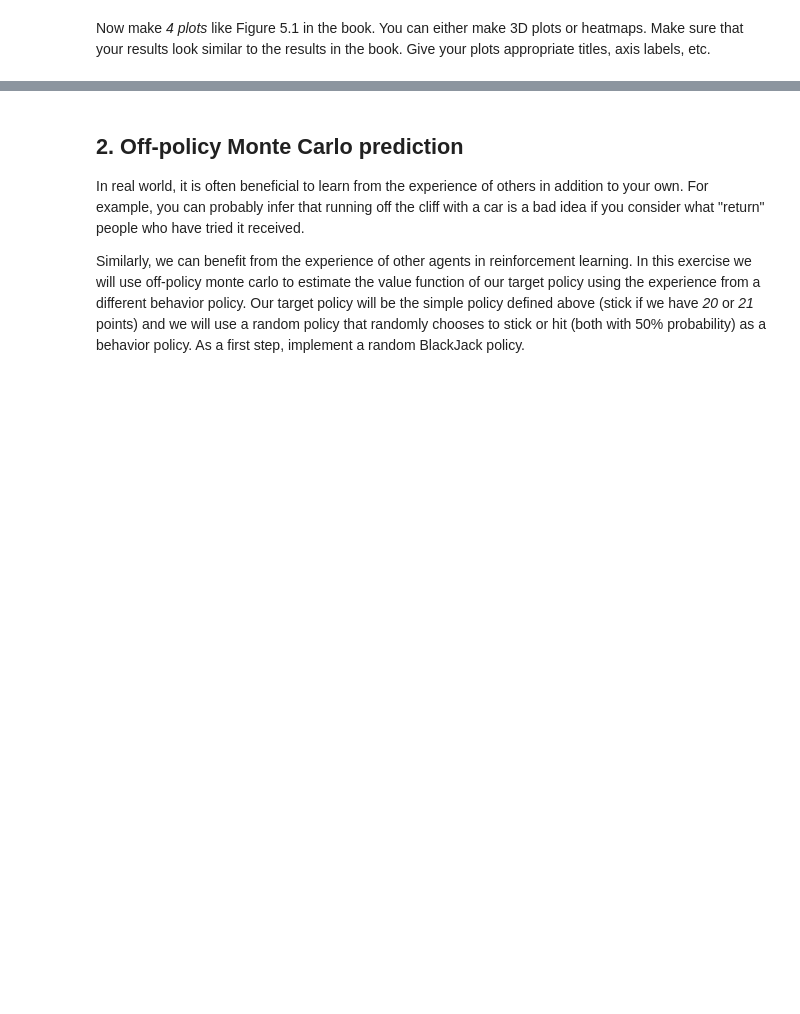
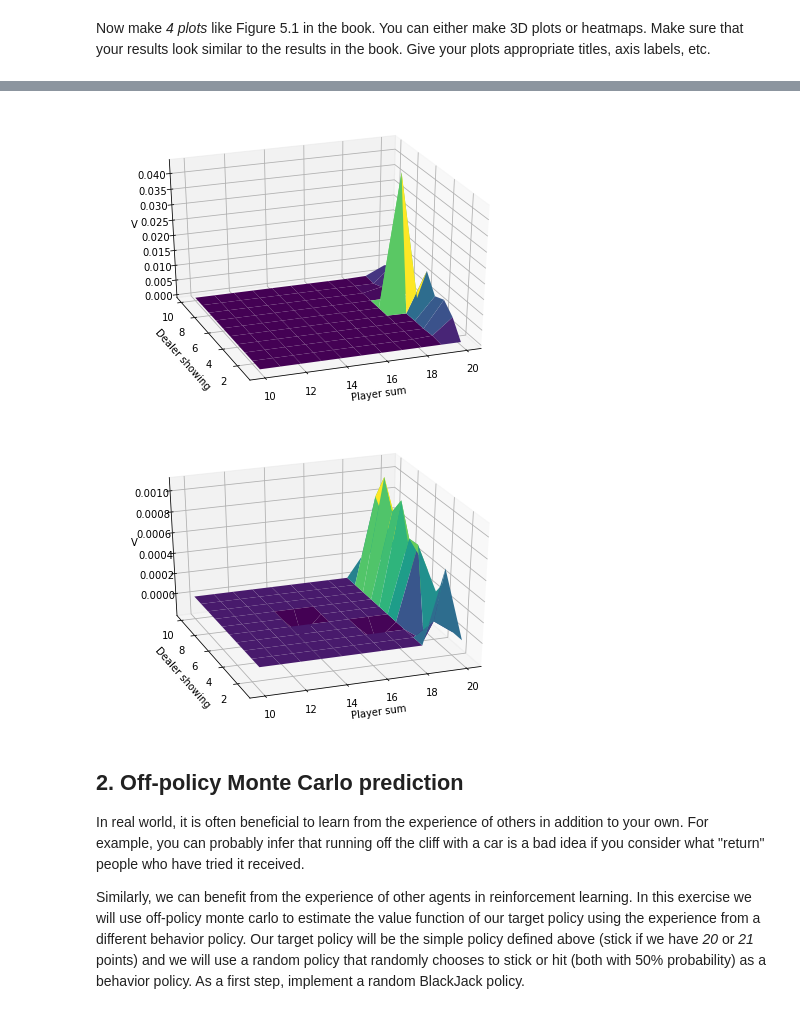
Before and after one commit to TomFrederik/rl-2020, a Jupyter notebook: week_2/RLLab2_MC/MC_lab.ipynb, the cells around one changed output, grey strips where cells are left out. Drawn from its saved outputs; the diff is of its cells as text; code cells hidden in the pictures; blank space fills up the shorter version.

```diff
--- a/week_2/RLLab2_MC/MC_lab.ipynb
+++ b/week_2/RLLab2_MC/MC_lab.ipynb
@@ -109,6 +131,15 @@ def sample_episode(env, policy):
     rewards = []
     dones = []
 
-    # YOUR CODE HERE
-    raise NotImplementedError
+    ## MY CODE ##
+    states.append(env.reset())
+    dones.append(False)
+    while not dones[-1]:
+        actions.append(policy.sample_action(states[-1]))
+        obs, rew, done, info = env.step(actions[-1])
+        if not done:
+            states.append(obs)
+        rewards.append(rew)
+        dones.append(done)
+    ## ##
     return states, actions, rewards, dones
@@ -166,3 +249,46 @@ raise NotImplementedError
+# %%
+## MY CODE ##
+from mpl_toolkits.mplot3d import axes3d, Axes3D
+
+# extract V as a numpy array
+def get_array(V):
+    '''
+    Converts V to a numpy array
+    In:
+    V: dict from state -> value
+    Out:
+    V_array - ndarray of shape (11,10) with the V values
+    '''
+
+    V_array = np.zeros((11, 10))
+    for state in V.keys():
+        V_array[state[0]-11, state[1]-1] = V[state]
+    return V_array
+
+fig = plt.figure()
+ax = Axes3D(fig)
+X, Y = np.meshgrid(np.arange(10,21), np.arange(1,11))
+V10k_arr = get_array(V_10k)
+ax.plot_surface(X, Y, V10k_arr.T, cmap='viridis')
+ax.set_ylabel('Dealer showing')
+ax.set_xlabel('Player sum')
+ax.set_zlabel('V')
+ax.view_init(30,250)
+
+fig = plt.figure()
+ax = Axes3D(fig)
+X, Y = np.meshgrid(np.arange(10,21), np.arange(1,11))
+V500k_arr = get_array(V_500k)
+ax.plot_surface(X, Y, V500k_arr.T, cmap='viridis')
+ax.set_ylabel('Dealer showing')
+ax.set_xlabel('Player sum')
+ax.set_zlabel('V')
+ax.view_init(30,250)
+
+##  ##
+# %% [output]
+[figure, added]
+[figure, added]
 # %% [markdown]
 ## 2. Off-policy Monte Carlo prediction
 In real world, it is often beneficial to learn from the experience of others in addition to your own. For example, you can probably infer that running off the cliff with a car is a bad idea if you consider what "return" people who have tried it received.
```
Also changed, not shown: parts of 9 cells of this notebook, 1 other file.
